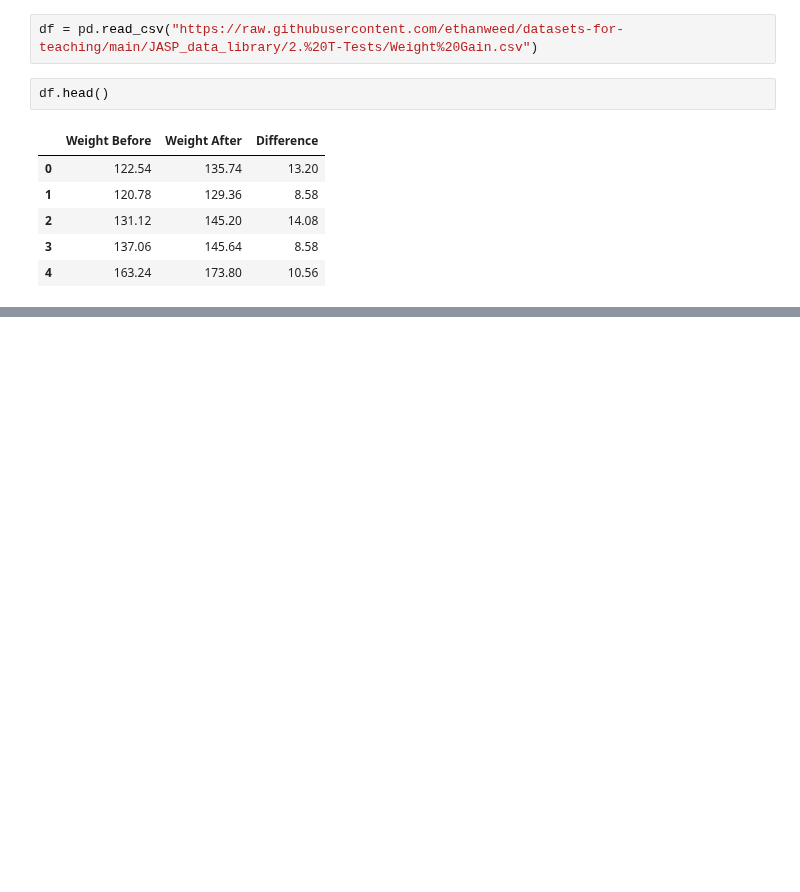
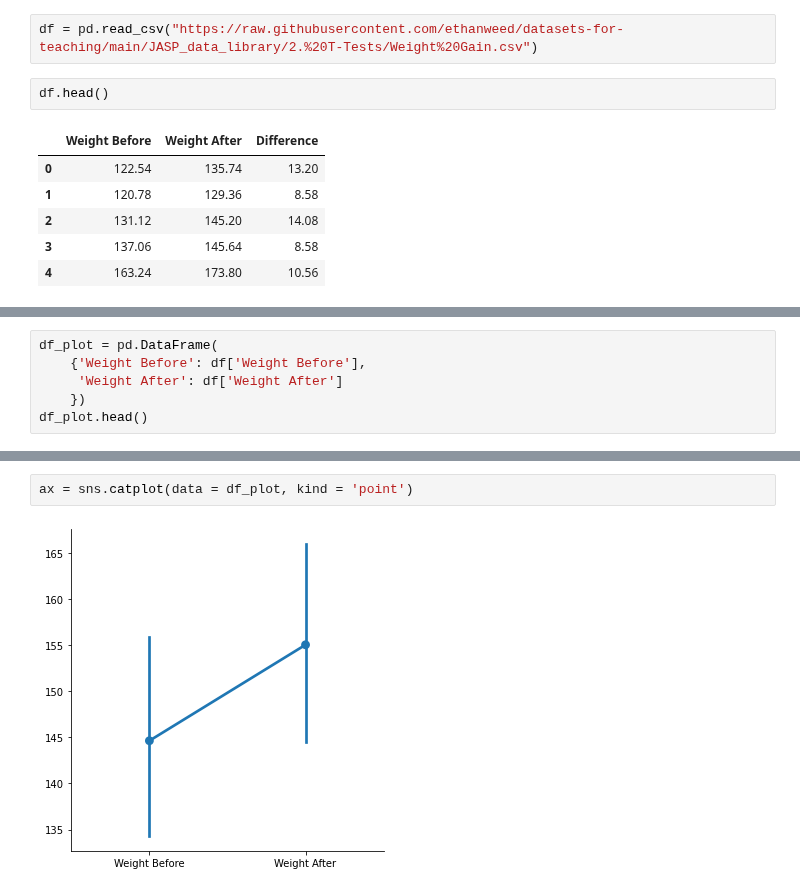
Before and after one commit to ethanweed/ExPsyLing, a Jupyter notebook: 2021/Notebooks/Lab_08_t-tests-solutions.ipynb, the cells around one changed output, grey strips where cells are left out. Drawn from its saved outputs; the diff is of its cells as text; blank space fills up the shorter version.

```diff
--- a/2021/Notebooks/Lab_08_t-tests-solutions.ipynb
+++ b/2021/Notebooks/Lab_08_t-tests-solutions.ipynb
@@ -301,0 +324,6 @@ t = 11 3
+# %%
+df_plot = pd.DataFrame(
+    {'Weight Before': df['Weight Before'],
+     'Weight After': df['Weight After']
+    })
+df_plot.head()
@@ -301,0 +337,4 @@ t = 11 3
+# %%
+ax = sns.catplot(data = df_plot, kind = 'point')
+# %% [output]
+[figure, added]
```
Also changed, not shown: parts of 9 cells of this notebook, 12 other files.
